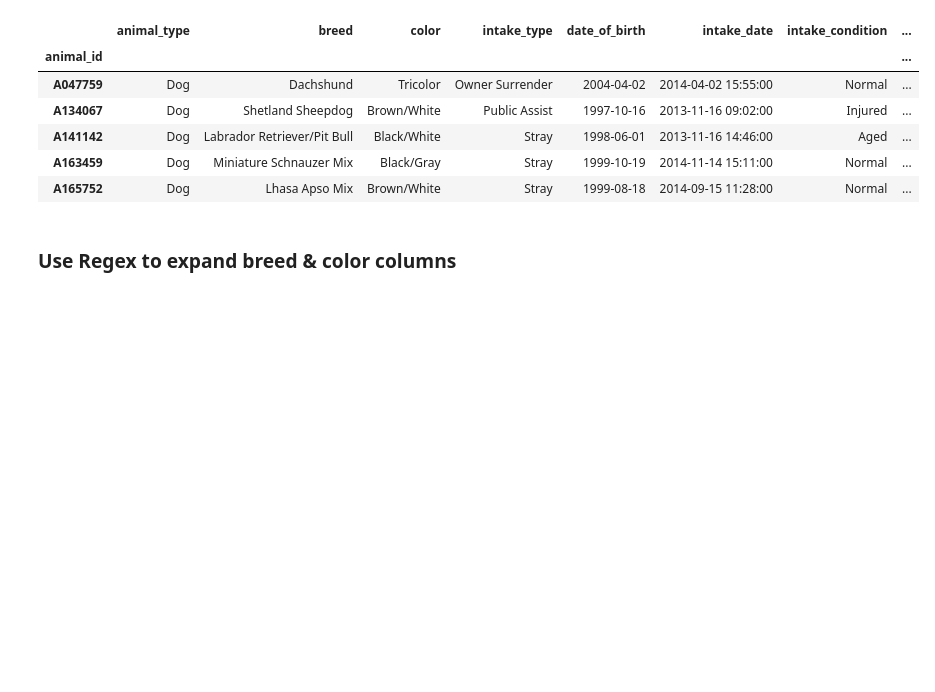
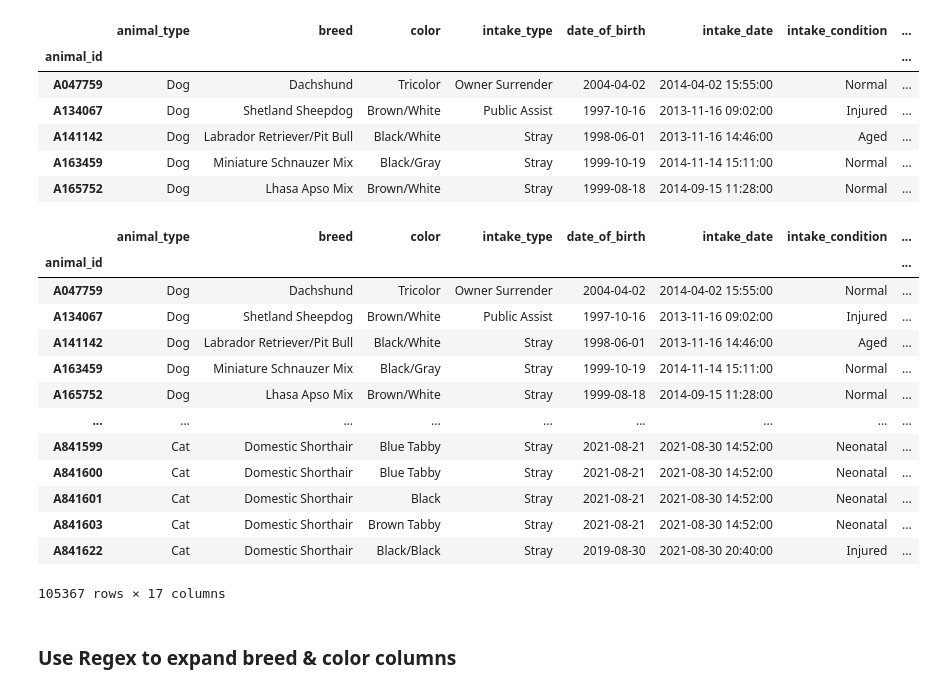
Before and after one commit to ilaha/Austin_AniML_Rescue, a Jupyter notebook: merged_csv_cleaning.ipynb, the cells around one changed output. Saved outputs shown, nothing was run; the diff lists cells and outputs as text; code cells hidden in the pictures; blank space fills up the shorter version.

```diff
--- a/merged_csv_cleaning.ipynb
+++ b/merged_csv_cleaning.ipynb
@@ -38,9 +38,9 @@ df = pd.read_sql(query, con=engine, columns=["animal_id", "animal_type", "breed"
 # If you don't have SQL database set up on your machine, run this to read the data instead
 # %%
 # Read in Merged DataFrame
-# filepath = 'Resources/intakes_outcomes.csv'
-# df = pd.read_csv(filepath)
-# df
+filepath = 'Resources/intakes_outcomes.csv'
+df = pd.read_csv(filepath)
+df
 # %% [output]
 |  | animal_id | animal_type | breed | color | intake_type | date_of_birth | intake_date | intake_condition | ... |
 | 0 | A047759 | Dog | Dachshund | Tricolor | Owner Surrender | 4/2/2004 | 4/2/2014 15:55 | Normal | ... |
@@ -109,5 +109,30 @@ convert_functions(df).head()
 | A163459 | Dog | Miniature Schnauzer Mix | Black/Gray | Stray | 1999-10-19 | 2014-11-14 15:11:00 | Normal | ... |
 | A165752 | Dog | Lhasa Apso Mix | Brown/White | Stray | 1999-08-18 | 2014-09-15 11:28:00 | Normal | ... |
 # %%
-# Create column "length_of_stay" to store duration animal stays in the shelter
-df['length_of_stay'] = (df['outcome_date'] - df['intake_date']).dt.days
+# Create columns "length_of_stay" to store duration animal stays in the shelter and intake and outcome ages in days
+
+def get_difference(df):
+
+    df['length_of_stay'] = (df['outcome_date'] - df['intake_date']).dt.days
+    df['age_upon_intake_in_days'] = (
+        df['intake_date'] - df['date_of_birth']).dt.days
+    df['age_upon_outcome_in_days'] = (
+        df['outcome_date'] - df['date_of_birth']).dt.days
+
+    return df
+get_difference(df)
+# %% [output]
+|  | animal_type | breed | color | intake_type | date_of_birth | intake_date | intake_condition | ... |
+| animal_id |  |  |  |  |  |  |  | ... |
+| A047759 | Dog | Dachshund | Tricolor | Owner Surrender | 2004-04-02 | 2014-04-02 15:55:00 | Normal | ... |
+| A134067 | Dog | Shetland Sheepdog | Brown/White | Public Assist | 1997-10-16 | 2013-11-16 09:02:00 | Injured | ... |
+| A141142 | Dog | Labrador Retriever/Pit Bull | Black/White | Stray | 1998-06-01 | 2013-11-16 14:46:00 | Aged | ... |
+| A163459 | Dog | Miniature Schnauzer Mix | Black/Gray | Stray | 1999-10-19 | 2014-11-14 15:11:00 | Normal | ... |
+| A165752 | Dog | Lhasa Apso Mix | Brown/White | Stray | 1999-08-18 | 2014-09-15 11:28:00 | Normal | ... |
+| ... | ... | ... | ... | ... | ... | ... | ... | ... |
+| A841599 | Cat | Domestic Shorthair | Blue Tabby | Stray | 2021-08-21 | 2021-08-30 14:52:00 | Neonatal | ... |
+| A841600 | Cat | Domestic Shorthair | Blue Tabby | Stray | 2021-08-21 | 2021-08-30 14:52:00 | Neonatal | ... |
+| A841601 | Cat | Domestic Shorthair | Black | Stray | 2021-08-21 | 2021-08-30 14:52:00 | Neonatal | ... |
+| A841603 | Cat | Domestic Shorthair | Brown Tabby | Stray | 2021-08-21 | 2021-08-30 14:52:00 | Neonatal | ... |
+| A841622 | Cat | Domestic Shorthair | Black/Black | Stray | 2019-08-30 | 2021-08-30 20:40:00 | Injured | ... |
+105367 rows × 17 columns
```
Also changed, not shown: parts of 20 cells of this notebook.
